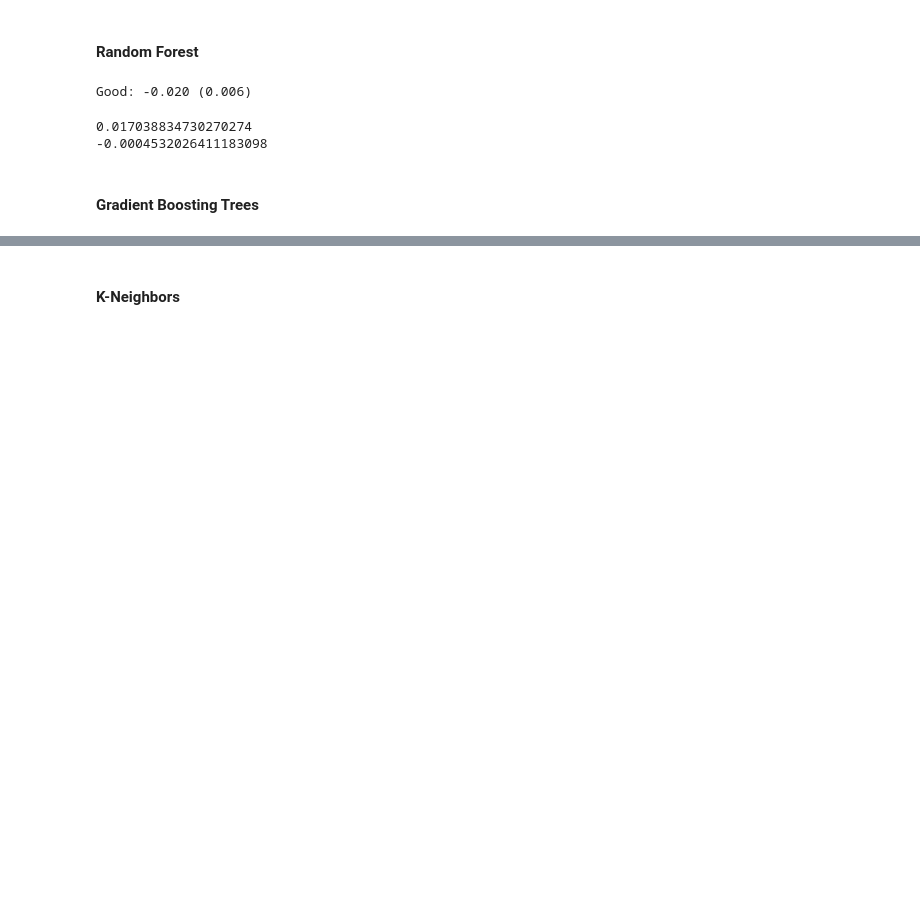
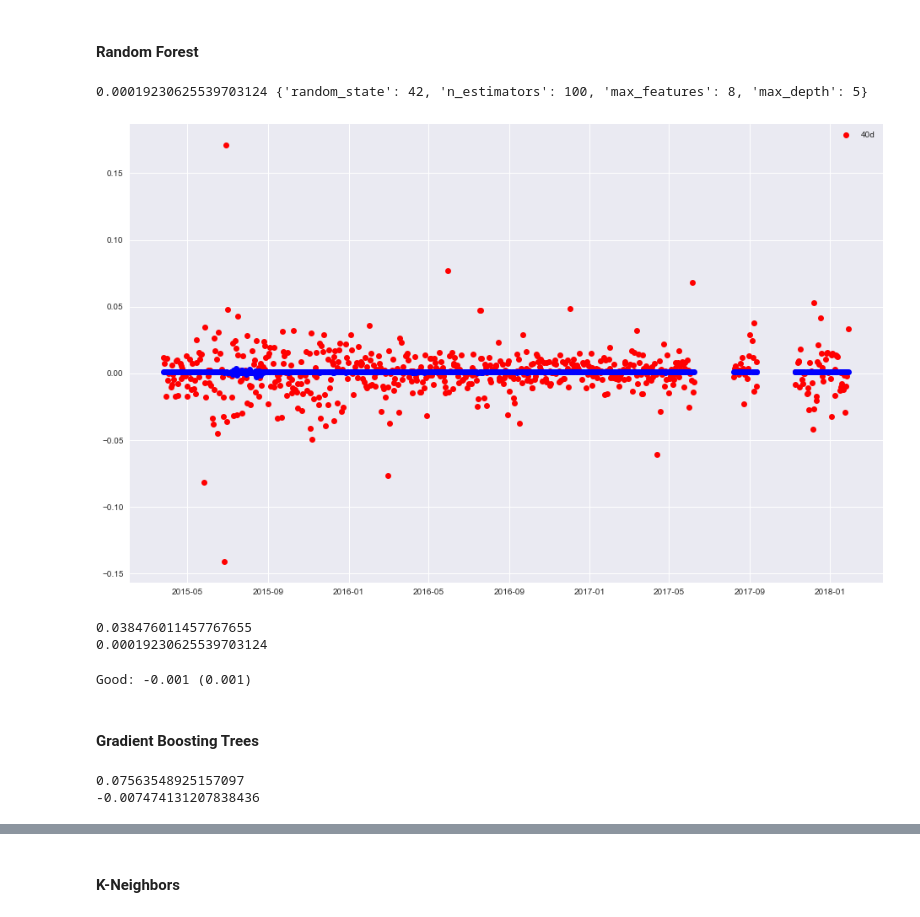
Before and after one commit to isabelpuche/ml_for_algo_trading, a Jupyter notebook: notebooks/ml_pipeline.ipynb, the cells around one changed output, grey strips where cells are left out. Drawn from its saved outputs; the diff is of its cells as text; code cells hidden in the pictures; blank space fills up the shorter version.

```diff
--- a/notebooks/ml_pipeline.ipynb
+++ b/notebooks/ml_pipeline.ipynb
@@ -339,14 +427,54 @@ Good: -0.021 (0.007)
 # %% [markdown]
 
 #### Random Forest
+# %%
+# First, create an Instance
+rfr = RandomForestRegressor()
+
+# Second, create a dictionnary of hyperparameters to search
+grid = {'n_estimators': [100, 200], 'max_depth': [3, 5], 'max_features': [4, 8], 'random_state': [42]}
+test_scores = []
+
+# Third, loop over the parameter grid, set the hyperparameters and save the scores
+for g in ParameterGrid(grid):
+    rfr.set_params(**g) # unpack the dictionnary
+    rfr.fit(X_train, y_train)
+    test_scores.append(rfr.score(X_test, y_test))
+
+# Fourth, find best hyperparameters
+best_idx = np.argmax(test_scores)
+print(test_scores[best_idx], ParameterGrid(grid)[best_idx])
+# %% [output]
+0.00019230625539703124 {'random_state': 42, 'n_estimators': 100, 'max_features': 8, 'max_depth': 5}
+# %%
+# Instantiate the model
+rfr = RandomForestRegressor(n_estimators = 100, max_depth = 5, max_features = 8, random_state = 42)
+
+# Fit the model
+rfr.fit(X_train, y_train)
+
+# Make predictions
+train_pred_rfr = rfr.predict(X_train)
+test_pred_rfr = rfr.predict(X_test)
+
+# Create a scatter plot with train and test actual vs predictions
+plt.figure(figsize=(16,10))
+
+plt.plot(y_test.index, y_test['40d'], 'ro')
+plt.plot(y_test.index, test_pred_rfr[:,7], 'bo')
+plt.legend()
+plt.show()
+
+# Print scores
+print(rfr.score(X_train, y_train))
+print(rfr.score(X_test, y_test))
+# %% [output]
+[figure, added]
+0.038476011457767655
+0.00019230625539703124
 # %%
-# First, create an Instance
-rfr = RandomForestRegressor(n_estimators=200, max_depth=3, max_features=8)
-
-# Second, create a dictionnary of hyperparameters to search
-m_scores = cross_val_score(rfr, X, y, scoring='neg_mean_absolute_error', cv=tscv, n_jobs=-1, error_score='raise')
-
-# Print mean and standard deviation of m_scores:
+# Negative mean squared error
+m_scores = cross_val_score(rfr, X, y, scoring='neg_mean_squared_error', cv=tscv, n_jobs=-1, error_score='raise')
 print('Good: %.3f (%.3f)' % (np.mean(m_scores), np.std(m_scores)))
 # %% [output]
-Good: -0.020 (0.006)
+Good: -0.001 (0.001)
@@ -360,9 +481,3 @@ test_pred_rfr = rfr.predict(X_test)
-# %%
-print(rfr.score(X_train,y_train))
-print(rfr.score(X_test,y_test))
-# %% [output]
-0.017038834730270274
--0.0004532026411183098
 # %% [markdown]
 #### Gradient Boosting Trees
 # %%
@@ -375,6 +490,20 @@ gbr = GradientBoostingRegressor(max_features=4,
 
 # For multiple target predictions, we shall use MultiOutputRegressor
 gbr = MultiOutputRegressor(gbr)
+
+# Fit the model
+gbr.fit(X_train, y_train)
+
+# Make predictions
+train_pred_gbr = gbr.predict(X_train)
+test_pred_gbr = gbr.predict(X_test)
+
+# Print scores
+print(gbr.score(X_train, y_train))
+print(gbr.score(X_test, y_test))
+# %% [output]
+0.07563548925157097
+-0.007474131207838436
 # %%
 cross_validate(gbr, X, y=y, cv=tscv, scoring='neg_mean_squared_error')
 # %% [output]
```
Also changed, not shown: parts of 37 cells of this notebook.
